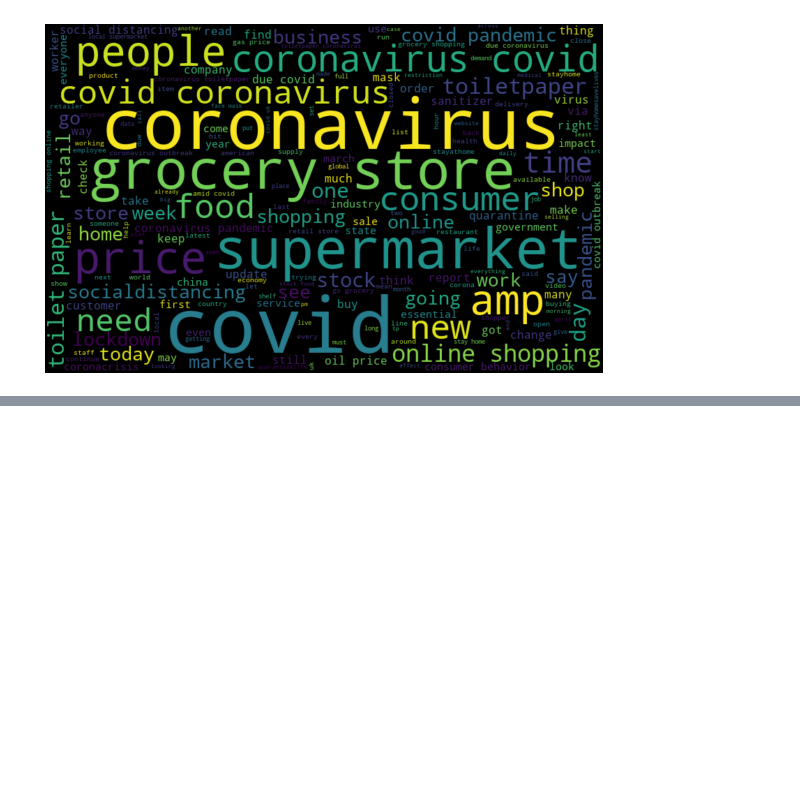
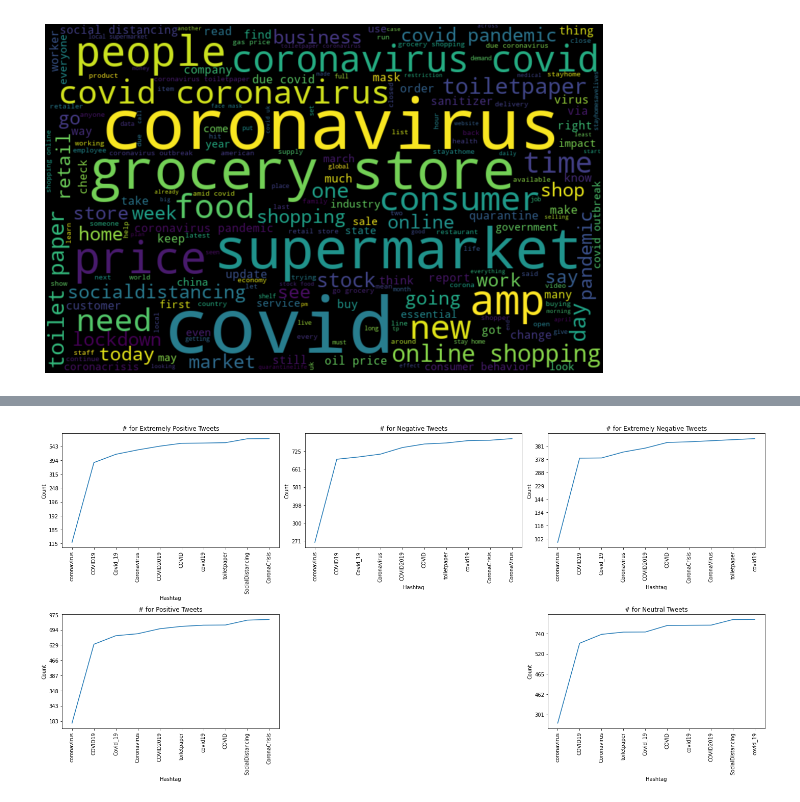
Before and after one commit to SairajNeelam/CoronaVirus-Tweet-Sentiment-Analysis, a Jupyter notebook: CoronaVirus_Tweet_Sentiment_Analysis.ipynb, the cells around one changed output, grey strips where cells are left out. Saved outputs shown, nothing was run; the diff lists cells and outputs as text; code cells hidden in the pictures; blank space fills up the shorter version.

Commit message:
More Data Visualization

```diff
--- a/CoronaVirus_Tweet_Sentiment_Analysis.ipynb
+++ b/CoronaVirus_Tweet_Sentiment_Analysis.ipynb
@@ -446,0 +465,7 @@ plt.show()
+# %%
+# extracting hashtags from non racist/sexist tweets
+HT_Extremely_Positive = hashtag_extract(df['OriginalTweet'][df['Sentiment'] == 'Extremely Positive'])
+HT_Positive = hashtag_extract(df['OriginalTweet'][df['Sentiment'] == 'Positive'])
+HT_Neutral = hashtag_extract(df['OriginalTweet'][df['Sentiment'] == 'Neutral'])
+HT_Negative = hashtag_extract(df['OriginalTweet'][df['Sentiment'] == 'Negative'])
+HT_Extremely_Negative = hashtag_extract(df['OriginalTweet'][df['Sentiment'] == 'Extremely Negative'])
@@ -446,0 +492,7 @@ plt.show()
+# %%
+# unnesting list
+HT_Extremely_Positive = sum(HT_Extremely_Positive, [])
+HT_Positive = sum(HT_Positive, [])
+HT_Neutral = sum(HT_Neutral, [])
+HT_Negative = sum(HT_Negative,[])
+HT_Extremely_Negative = sum(HT_Extremely_Negative,[])
@@ -446,0 +558,51 @@ plt.show()
+# %%
+fig, axs = plt.subplots(nrows=2, ncols=3, figsize=(20, 10))
+
+# plot time signal:
+axs[0, 0].set_title("# for Extremely Positive Tweets")
+axs[0, 0].plot(d1['Hashtag'], d1['Count'])
+axs[0, 0].set_xlabel('Hashtag')
+axs[0, 0].set_ylabel("Count")
+axs[0, 0].tick_params(labelrotation=90)
+axs[0, 0].set_yticklabels(d1['Count'], rotation=0)
+axs[0, 0].invert_yaxis()
+
+# plot different spectrum types:
+axs[1, 0].set_title("# for Positive Tweets")
+axs[1, 0].plot(d2['Hashtag'], d2['Count'])
+axs[1, 0].set_xlabel('Hashtag')
+axs[1, 0].set_ylabel("Count")
+axs[1, 0].tick_params(labelrotation=90)
+axs[1, 0].set_yticklabels(d2['Count'], rotation=0)
+axs[1, 0].invert_yaxis()
+
+axs[1, 2].set_title("# for Neutral Tweets")
+axs[1, 2].plot(d3['Hashtag'], d3['Count'])
+axs[1, 2].set_xlabel('Hashtag')
+axs[1, 2].set_ylabel("Count")
+axs[1, 2].tick_params(labelrotation=90)
+axs[1, 2].set_yticklabels(d3['Count'], rotation=0)
+axs[1, 2].invert_yaxis()
+
+axs[0, 1].set_title("# for Negative Tweets")
+axs[0, 1].plot(d4['Hashtag'], d4['Count'])
+axs[0, 1].set_xlabel('Hashtag')
+axs[0, 1].set_ylabel("Count")
+axs[0, 1].tick_params(labelrotation=90)
+axs[0, 1].set_yticklabels(d4['Count'], rotation=0)
+axs[0, 1].invert_yaxis()
+
+axs[0, 2].set_title("# for Extremely Negative Tweets")
+axs[0, 2].plot(d5['Hashtag'], d5['Count'])
+axs[0, 2].set_xlabel('Hashtag')
+axs[0, 2].set_ylabel("Count")
+axs[0, 2].tick_params(labelrotation=90)
+axs[0, 2].set_yticklabels(d5['Count'], rotation=0)
+axs[0, 2].invert_yaxis()
+
+axs[1, 1].remove()  # don't display empty ax
+
+fig.tight_layout()
+plt.show()
+# %% [output]
+[figure, added]
```
Also changed, not shown: parts of 20 cells of this notebook.
